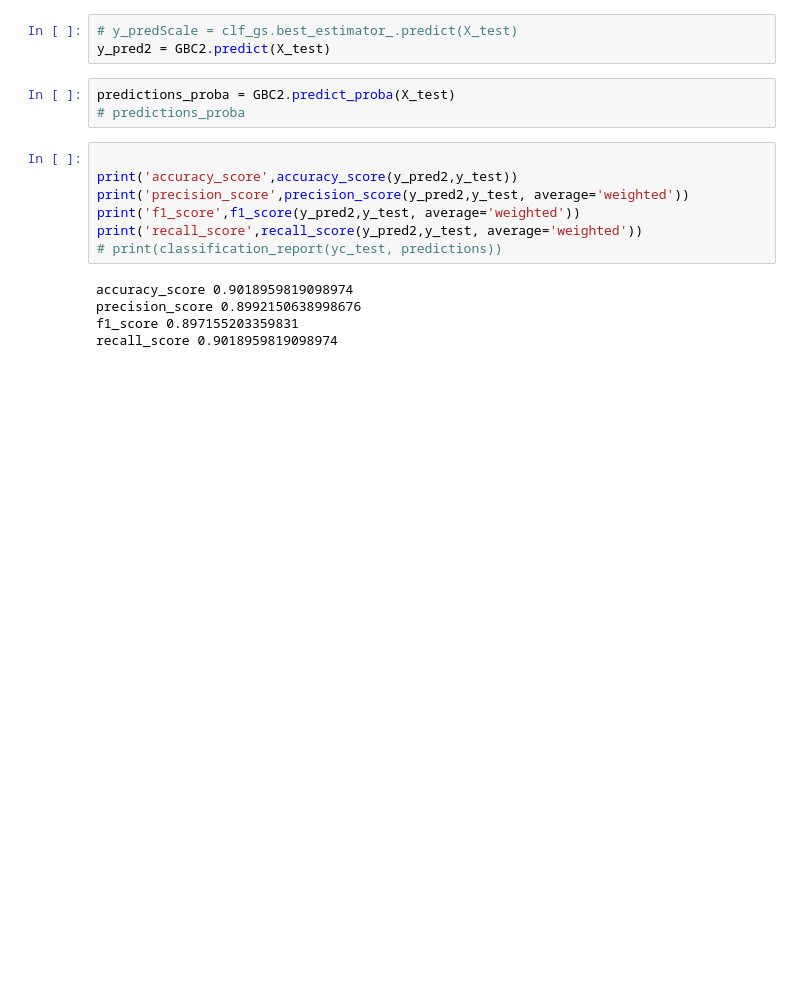
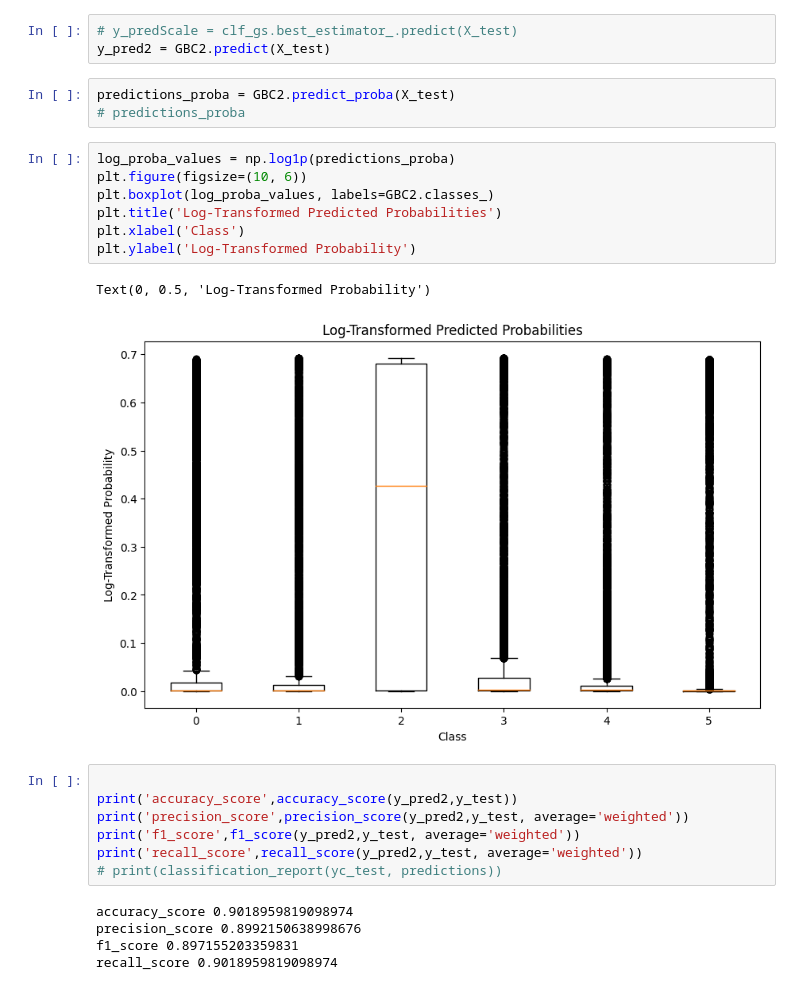
Before and after one commit to agui968/Predicting-Beer-Styles-with-Machine-Learning, a Jupyter notebook: notebooks/05Entrenamiento_evaluacion_best_model.ipynb, the cells around one changed output. Drawn from its saved outputs; the diff is of its cells as text; blank space fills up the shorter version.

```diff
--- a/notebooks/05Entrenamiento_evaluacion_best_model.ipynb
+++ b/notebooks/05Entrenamiento_evaluacion_best_model.ipynb
@@ -188,6 +191,16 @@ y_pred2 = GBC2.predict(X_test)
 # %%
 predictions_proba = GBC2.predict_proba(X_test)
 # predictions_proba
+# %%
+log_proba_values = np.log1p(predictions_proba)
+plt.figure(figsize=(10, 6))
+plt.boxplot(log_proba_values, labels=GBC2.classes_)
+plt.title('Log-Transformed Predicted Probabilities')
+plt.xlabel('Class')
+plt.ylabel('Log-Transformed Probability')
+# %% [output]
+Text(0, 0.5, 'Log-Transformed Probability')
+[figure, added]
 # %%
 
 print('accuracy_score',accuracy_score(y_pred2,y_test))
```
Also changed, not shown: parts of 3 cells of this notebook, 11 other files.
